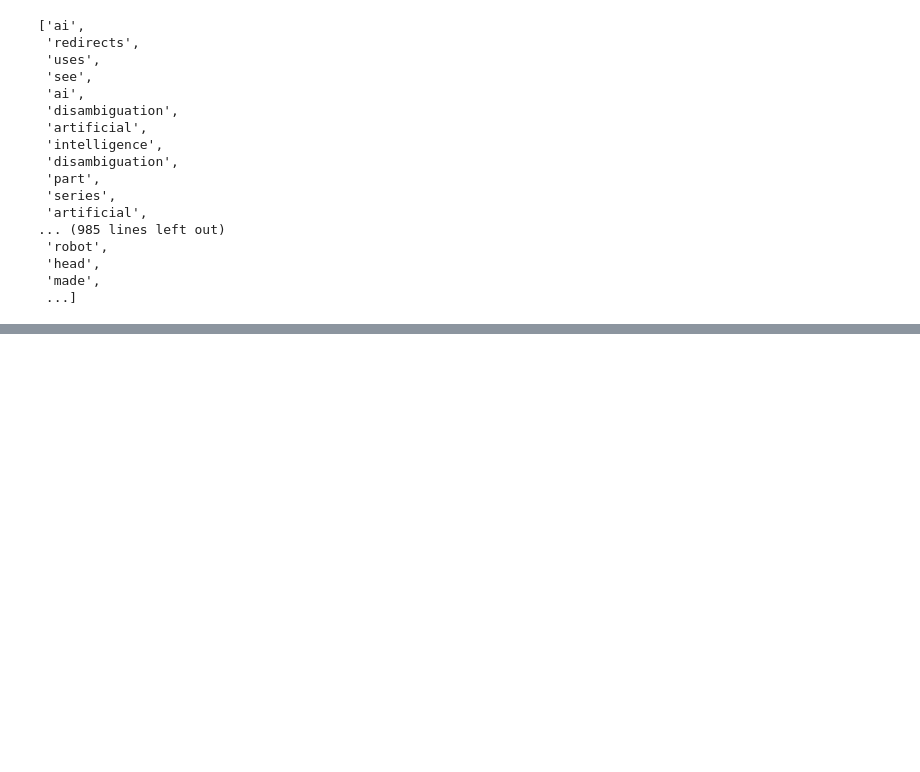
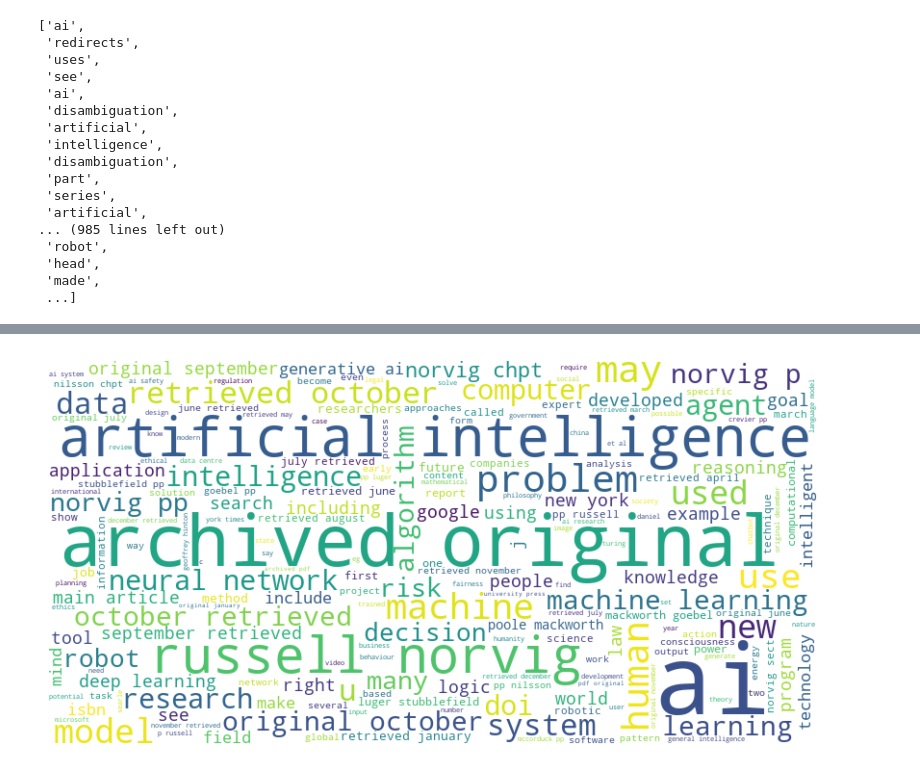
Before and after one commit to huyle1101/web-mining-lab, a Jupyter notebook: chap3_nlp/review.ipynb, the cells around one changed output, grey strips where cells are left out. Saved outputs shown, nothing was run; the diff lists cells and outputs as text; code cells hidden in the pictures; blank space fills up the shorter version.

Commit message:
word frequency and word cloud checked

```diff
--- a/chap3_nlp/review.ipynb
+++ b/chap3_nlp/review.ipynb
@@ -90,0 +122,16 @@ with open('text.txt', 'w', encoding='utf-8') as f:
+# %%
+text_joined = ' '.join(tokenization_no_stopwords)
+
+word_cloud = WordCloud(
+    width=800,
+    height=400,
+    background_color='white'
+).generate(text_joined)
+
+
+plt.figure(figsize=(10, 5))
+plt.imshow(word_cloud, interpolation="bilinear")
+plt.axis("off")
+plt.show()
+# %% [output]
+[figure, added]
```
Also changed, not shown: parts of 4 cells of this notebook.
